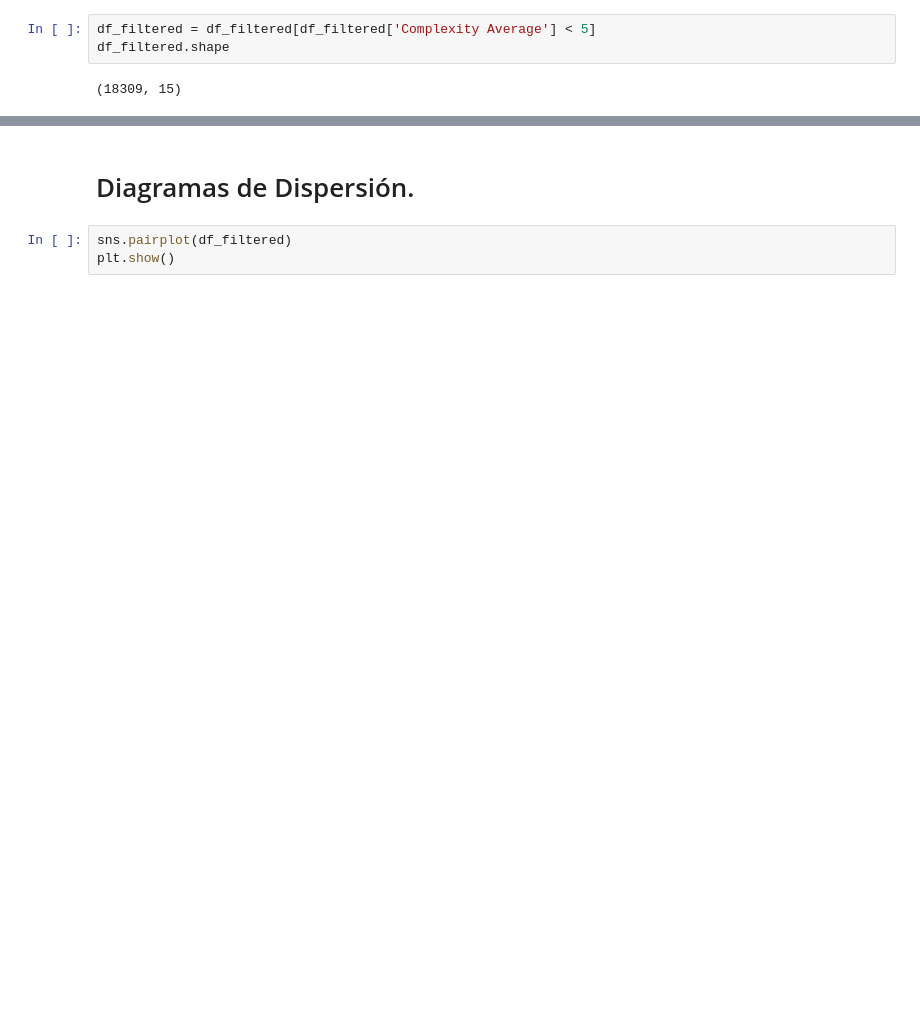
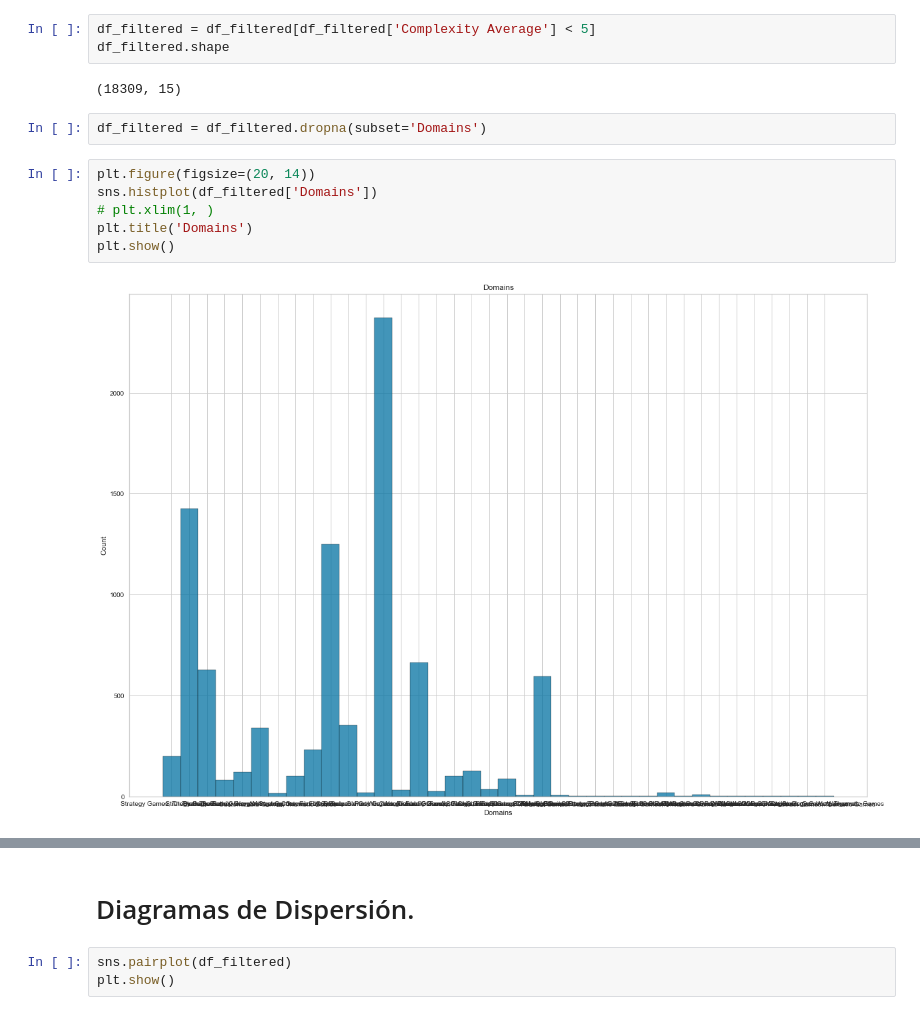
Before and after one commit to llasso05/Introduccion-a-la-ciencia-de-datos, a Jupyter notebook: Grupo_3_laboratorio2.ipynb, the cells around one changed output, grey strips where cells are left out. Drawn from its saved outputs; the diff is of its cells as text; blank space fills up the shorter version.

```diff
--- a/Grupo_3_laboratorio2.ipynb
+++ b/Grupo_3_laboratorio2.ipynb
@@ -497,3 +497,13 @@ df_filtered = df_filtered[df_filtered['Complexity Average'] < 5]
 df_filtered.shape
 # %% [output]
 (18309, 15)
+# %%
+df_filtered = df_filtered.dropna(subset='Domains')
+# %%
+plt.figure(figsize=(20, 14))
+sns.histplot(df_filtered['Domains'])
+# plt.xlim(1, )
+plt.title('Domains')
+plt.show()
+# %% [output]
+[figure, added]
```
Also changed, not shown: parts of 31 cells of this notebook, 6 other files.
